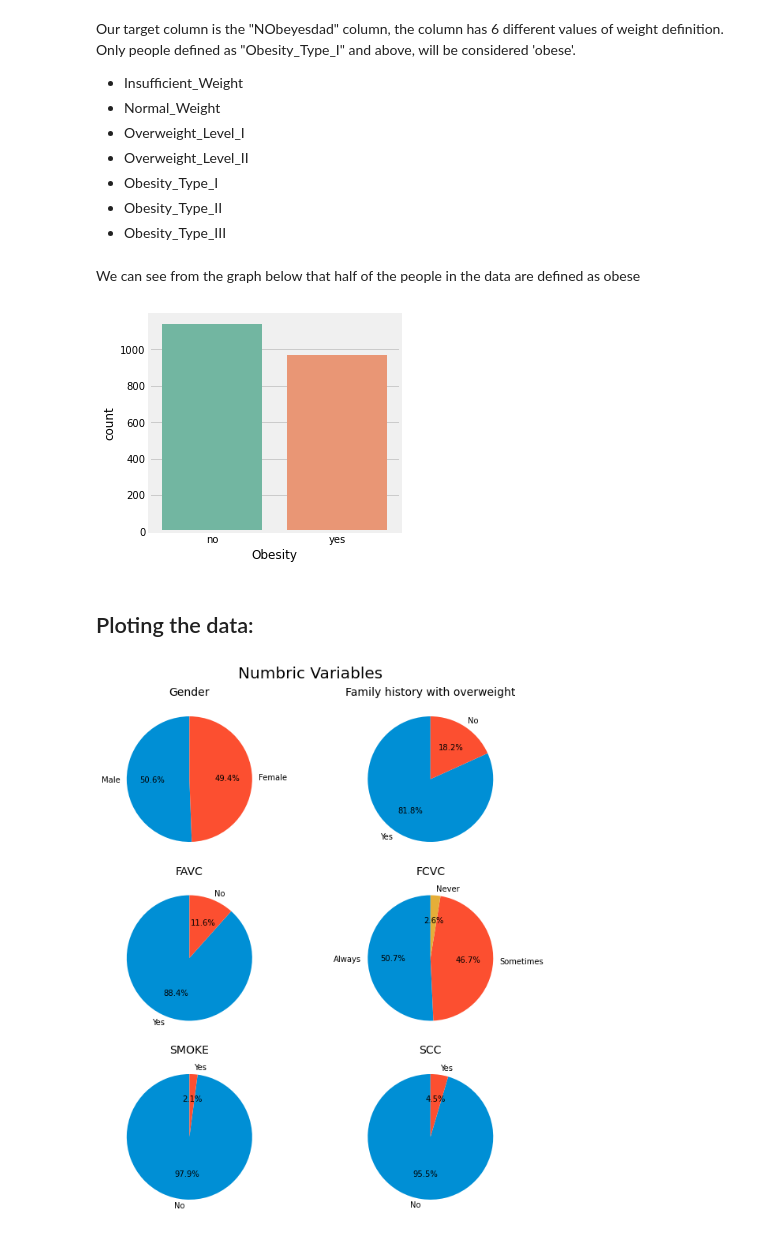
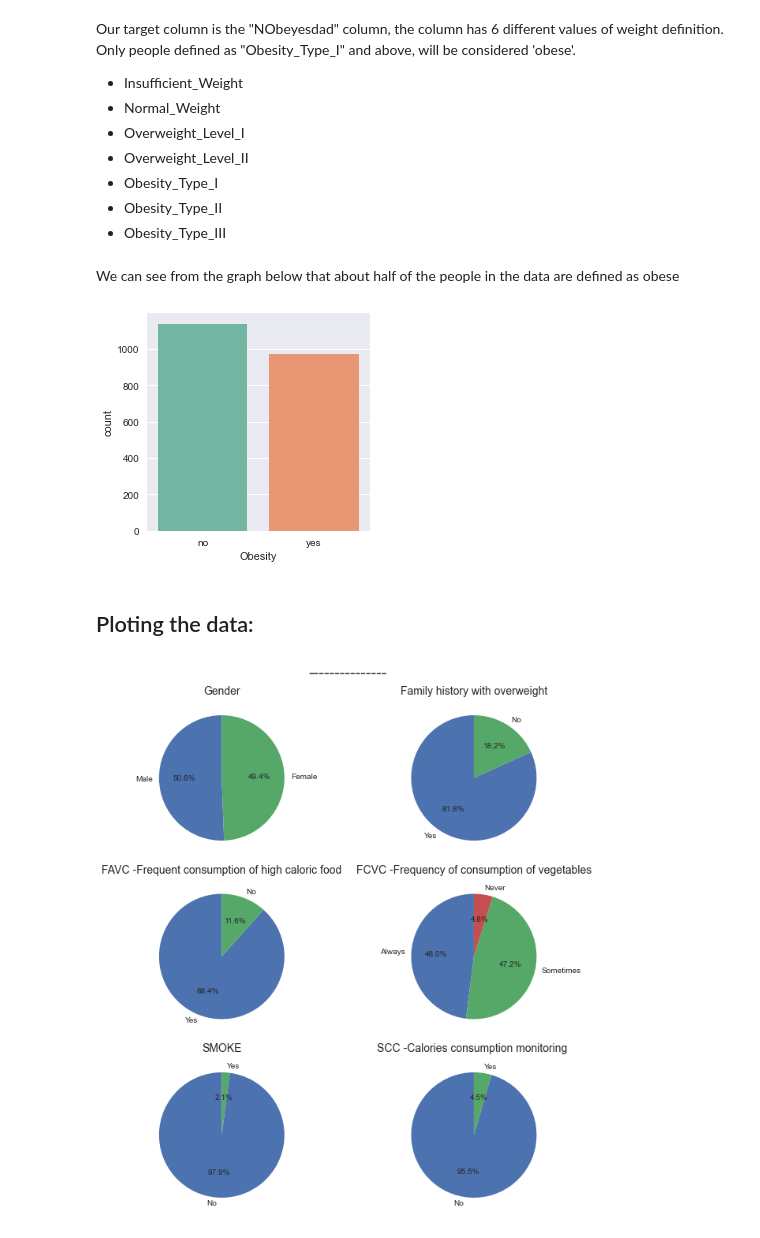
Before and after one commit to NoaAmichai/Obesity-Data-Science-Project, a Jupyter notebook: Obesity.ipynb, the cells around one changed output. Cells and saved outputs as stored; diff of their text form; code cells hidden in the pictures.

Commit message:
Update Obesity.ipynb
We're done with the data preparations

```diff
--- a/Obesity.ipynb
+++ b/Obesity.ipynb
@@ -63,9 +65,6 @@ We can see that Gender, family_history_with_overweight, FAVC, CAEC, SMOKE, SCC,
-# %%
-# We can see that 'FCVC' column contains numbers but it's a textual attribute. Let's change that.
-df['FCVC'] = df['FCVC'].map({1.0:'Never', 2.0:'Sometimes', 3.0:'Always'})
 # %%
 #Other than 'Age', 'Weight' and 'Height' there is no reason for the other numeric columns to be 'float'. We'll change it.
-columns = ["NCP", "CH2O", "TUE", "FAF"]
+columns = ["NCP", "CH2O", "TUE", "FAF","FCVC"]
 for col in columns:
     df[col] = round(df[col]).astype('int')
 df.head(3)
@@ -96,7 +95,7 @@ Our target column is the "NObeyesdad" column, the column has 6 different values
 * Obesity_Type_II
 * Obesity_Type_III
 # %% [markdown]
-We can see from the graph below that half of the people in the data are defined as obese
+We can see from the graph below that about half of the people in the data are defined as obese
 # %%
 obese = []
 for elem in df['NObeyesdad']:
@@ -107,27 +106,28 @@ sns.countplot(x=df['Obesity'], data=df,  palette="Set2")
 df.drop(columns=['Obesity'],inplace=True)
 plt.show()
 # %% [output]
-[figure, old version]
+[figure, new version]
 # %% [markdown]
 ## Ploting the data:
 # %%
 fig, ax = plt.subplots(3,2, figsize = (10,10))
+plt.style.use('seaborn')
 ((ax1, ax2), (ax3, ax4), (ax5, ax6)) = ax
 ax1.pie( df['Gender'].value_counts(), labels=['Male','Female'], startangle=90, autopct='%1.1f%%')
 ax1.set_title("Gender",fontdict={'fontsize': 14})
 ax2.pie( df['family_history_with_overweight'].value_counts(), labels=['Yes','No'], startangle=90, autopct='%1.1f%%')
 ax2.set_title("Family history with overweight",fontdict={'fontsize': 14})
 ax3.pie( df['FAVC'].value_counts(), labels=['Yes','No'], startangle=90, autopct='%1.1f%%')
-ax3.set_title("FAVC",fontdict={'fontsize': 14})
+ax3.set_title("FAVC -Frequent consumption of high caloric food",fontdict={'fontsize': 14})
 ax4.pie( df['FCVC'].value_counts(), labels=['Always','Sometimes','Never'], startangle=90, autopct='%1.1f%%')
-ax4.set_title("FCVC",fontdict={'fontsize': 14})
+ax4.set_title("FCVC -Frequency of consumption of vegetables",fontdict={'fontsize': 14})
 ax5.pie( df['SMOKE'].value_counts(), labels=['No','Yes'], startangle=90, autopct='%1.1f%%')
 ax5.set_title("SMOKE",fontdict={'fontsize': 14})
 ax6.pie( df['SCC'].value_counts(), labels=['No','Yes'], startangle=90, autopct='%1.1f%%')
-ax6.set_title("SCC",fontdict={'fontsize': 14})
-fig.suptitle("Numbric Variables", fontsize=20)
+ax6.set_title("SCC -Calories consumption monitoring ",fontdict={'fontsize': 14})
+fig.suptitle("---------------", fontsize=20)
 plt.tight_layout()
 plt.show()
 # %% [output]
-[figure, old version]
+[figure, new version]
 # %%
```
Also changed, not shown: parts of 16 cells of this notebook.
